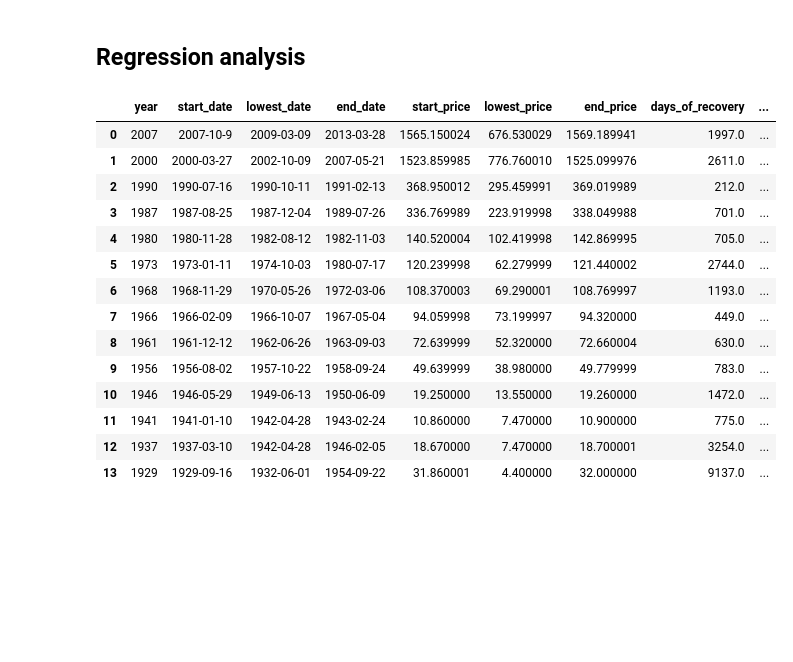
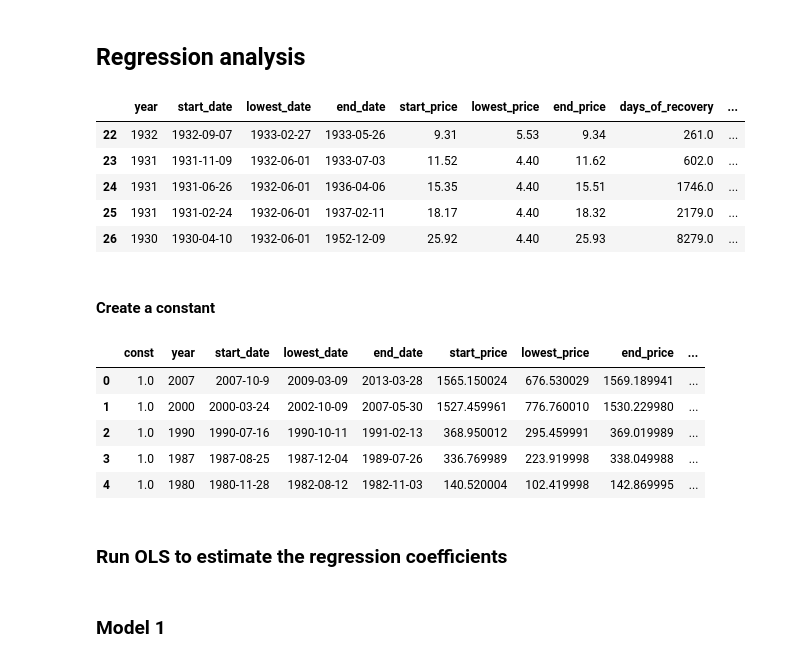
Before and after one commit to robertbozsik/impacts-of-covid19, a Jupyter notebook: recessions.ipynb, the cells around one changed output. Drawn from its saved outputs; the diff is of its cells as text; code cells hidden in the pictures; blank space fills up the shorter version.

Commit message:
linear regression and polynomial regression models

```diff
--- a/recessions.ipynb
+++ b/recessions.ipynb
@@ -411,0 +498,3 @@ create_plot('1929-09-16', 'Adj Close')
+# %%
+twenty_seventh = create_df('1930-04-10', 'Adj Close')
+twenty_seventh
@@ -412,15 +504,28 @@ create_plot('1929-09-16', 'Adj Close')
 # %%
 all_recessions_df = (pd.concat([first,
-                          second,
-                          third,
-                          fourth,
-                          fifth,
-                          sixth,
-                          seventh,
-                          eighth,
-                          ninth,
-                          tenth,
-                          eleventh,
-                          twelfth,
-                          thirteenth,
-                          fourteenth]).reset_index(drop=True))
+                                second,
+                                third,
+                                fourth,
+                                fifth,
+                                sixth,
+                                seventh,
+                                eighth,
+                                ninth,
+                                tenth,
+                                eleventh,
+                                twelfth,
+                                thirteenth,
+                                fourteenth,
+                                fifteenth, # 95%
+                                sixteenth, # 94.8%
+                                seventeenth, # 95%
+                                eighteenth, # 95.1%
+                                nineteenth, # 95.1%
+                                twentieth, # 94.8#
+                                twenty_first, # 94.8%
+                                twenty_second, # 94.9%
+                                twenthy_third, # 93.4%
+                                twenty_fourth, # 81%
+                                twenty_fifth, # 69%
+                                twenty_sixth, # 59.6%
+                                twenty_seventh]).reset_index(drop=True)) #fourteenth (great depression is out)
@@ -488,20 +595,27 @@ check.head()
 # %% [markdown]
 ## Regression analysis
 # %%
-all_recessions_df
+all_recessions_df.tail()
 # %% [output]
 |  | year | start_date | lowest_date | end_date | start_price | lowest_price | end_price | days_of_recovery | ... |
-| 0 | 2007 | 2007-10-9 | 2009-03-09 | 2013-03-28 | 1565.150024 | 676.530029 | 1569.189941 | 1997.0 | ... |
-| 1 | 2000 | 2000-03-27 | 2002-10-09 | 2007-05-21 | 1523.859985 | 776.760010 | 1525.099976 | 2611.0 | ... |
-| 2 | 1990 | 1990-07-16 | 1990-10-11 | 1991-02-13 | 368.950012 | 295.459991 | 369.019989 | 212.0 | ... |
-| 3 | 1987 | 1987-08-25 | 1987-12-04 | 1989-07-26 | 336.769989 | 223.919998 | 338.049988 | 701.0 | ... |
-| 4 | 1980 | 1980-11-28 | 1982-08-12 | 1982-11-03 | 140.520004 | 102.419998 | 142.869995 | 705.0 | ... |
-| 5 | 1973 | 1973-01-11 | 1974-10-03 | 1980-07-17 | 120.239998 | 62.279999 | 121.440002 | 2744.0 | ... |
-| 6 | 1968 | 1968-11-29 | 1970-05-26 | 1972-03-06 | 108.370003 | 69.290001 | 108.769997 | 1193.0 | ... |
-| 7 | 1966 | 1966-02-09 | 1966-10-07 | 1967-05-04 | 94.059998 | 73.199997 | 94.320000 | 449.0 | ... |
-| 8 | 1961 | 1961-12-12 | 1962-06-26 | 1963-09-03 | 72.639999 | 52.320000 | 72.660004 | 630.0 | ... |
-| 9 | 1956 | 1956-08-02 | 1957-10-22 | 1958-09-24 | 49.639999 | 38.980000 | 49.779999 | 783.0 | ... |
-| 10 | 1946 | 1946-05-29 | 1949-06-13 | 1950-06-09 | 19.250000 | 13.550000 | 19.260000 | 1472.0 | ... |
-| 11 | 1941 | 1941-01-10 | 1942-04-28 | 1943-02-24 | 10.860000 | 7.470000 | 10.900000 | 775.0 | ... |
-| 12 | 1937 | 1937-03-10 | 1942-04-28 | 1946-02-05 | 18.670000 | 7.470000 | 18.700001 | 3254.0 | ... |
-| 13 | 1929 | 1929-09-16 | 1932-06-01 | 1954-09-22 | 31.860001 | 4.400000 | 32.000000 | 9137.0 | ... |
+| 22 | 1932 | 1932-09-07 | 1933-02-27 | 1933-05-26 | 9.31 | 5.53 | 9.34 | 261.0 | ... |
+| 23 | 1931 | 1931-11-09 | 1932-06-01 | 1933-07-03 | 11.52 | 4.40 | 11.62 | 602.0 | ... |
+| 24 | 1931 | 1931-06-26 | 1932-06-01 | 1936-04-06 | 15.35 | 4.40 | 15.51 | 1746.0 | ... |
+| 25 | 1931 | 1931-02-24 | 1932-06-01 | 1937-02-11 | 18.17 | 4.40 | 18.32 | 2179.0 | ... |
+| 26 | 1930 | 1930-04-10 | 1932-06-01 | 1952-12-09 | 25.92 | 4.40 | 25.93 | 8279.0 | ... |
+# %% [markdown]
+#### Create a constant
+# %%
+all_recessions_df = sm.add_constant(all_recessions_df)
+all_recessions_df.head()
+# %% [output]
+|  | const | year | start_date | lowest_date | end_date | start_price | lowest_price | end_price | ... |
+| 0 | 1.0 | 2007 | 2007-10-9 | 2009-03-09 | 2013-03-28 | 1565.150024 | 676.530029 | 1569.189941 | ... |
+| 1 | 1.0 | 2000 | 2000-03-24 | 2002-10-09 | 2007-05-30 | 1527.459961 | 776.760010 | 1530.229980 | ... |
+| 2 | 1.0 | 1990 | 1990-07-16 | 1990-10-11 | 1991-02-13 | 368.950012 | 295.459991 | 369.019989 | ... |
+| 3 | 1.0 | 1987 | 1987-08-25 | 1987-12-04 | 1989-07-26 | 336.769989 | 223.919998 | 338.049988 | ... |
+| 4 | 1.0 | 1980 | 1980-11-28 | 1982-08-12 | 1982-11-03 | 140.520004 | 102.419998 | 142.869995 | ... |
+# %% [markdown]
+### Run OLS to estimate the regression coefficients
+# %% [markdown]
+### Model 1
```
Also changed, not shown: parts of 71 cells of this notebook, 4 other files.
